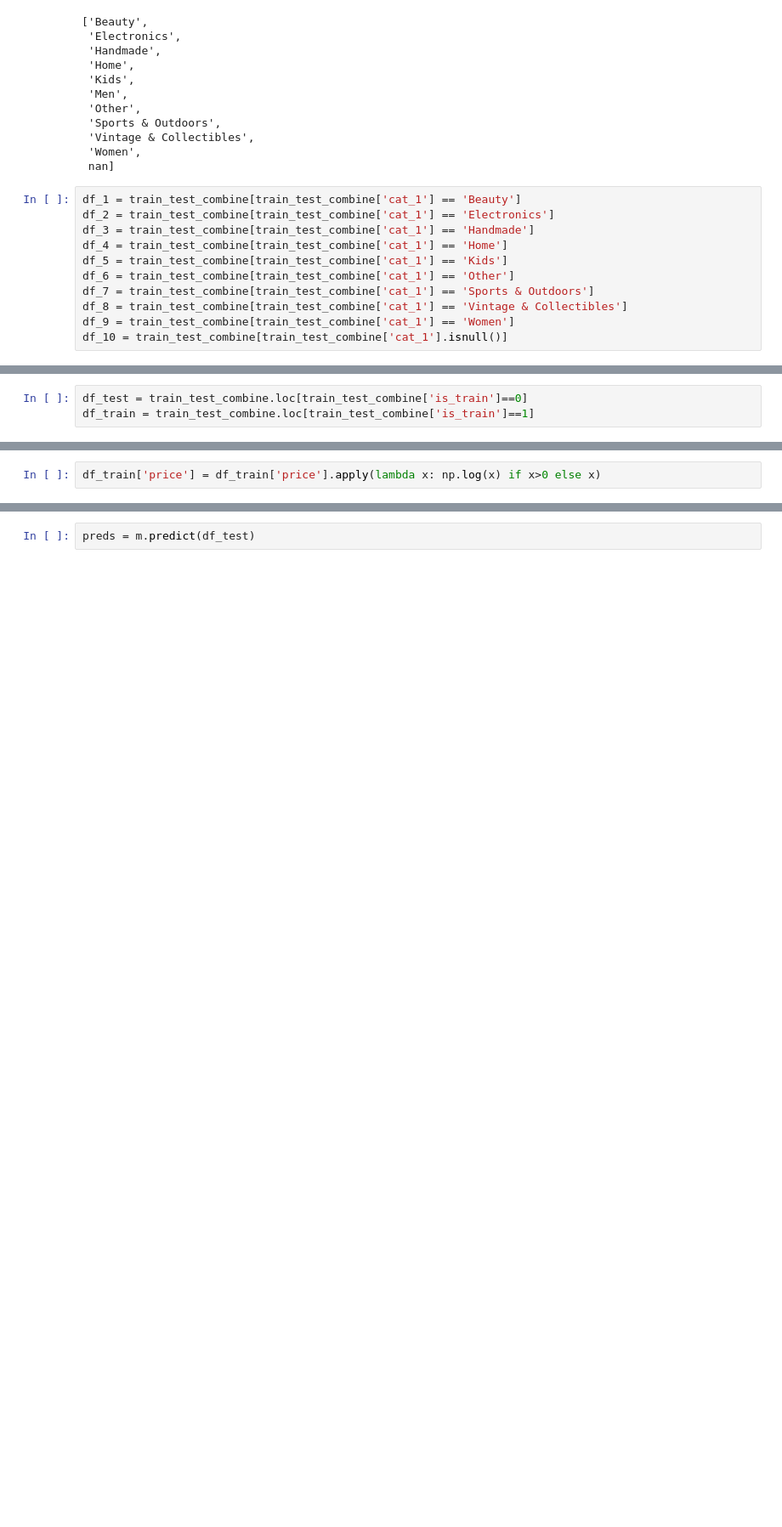
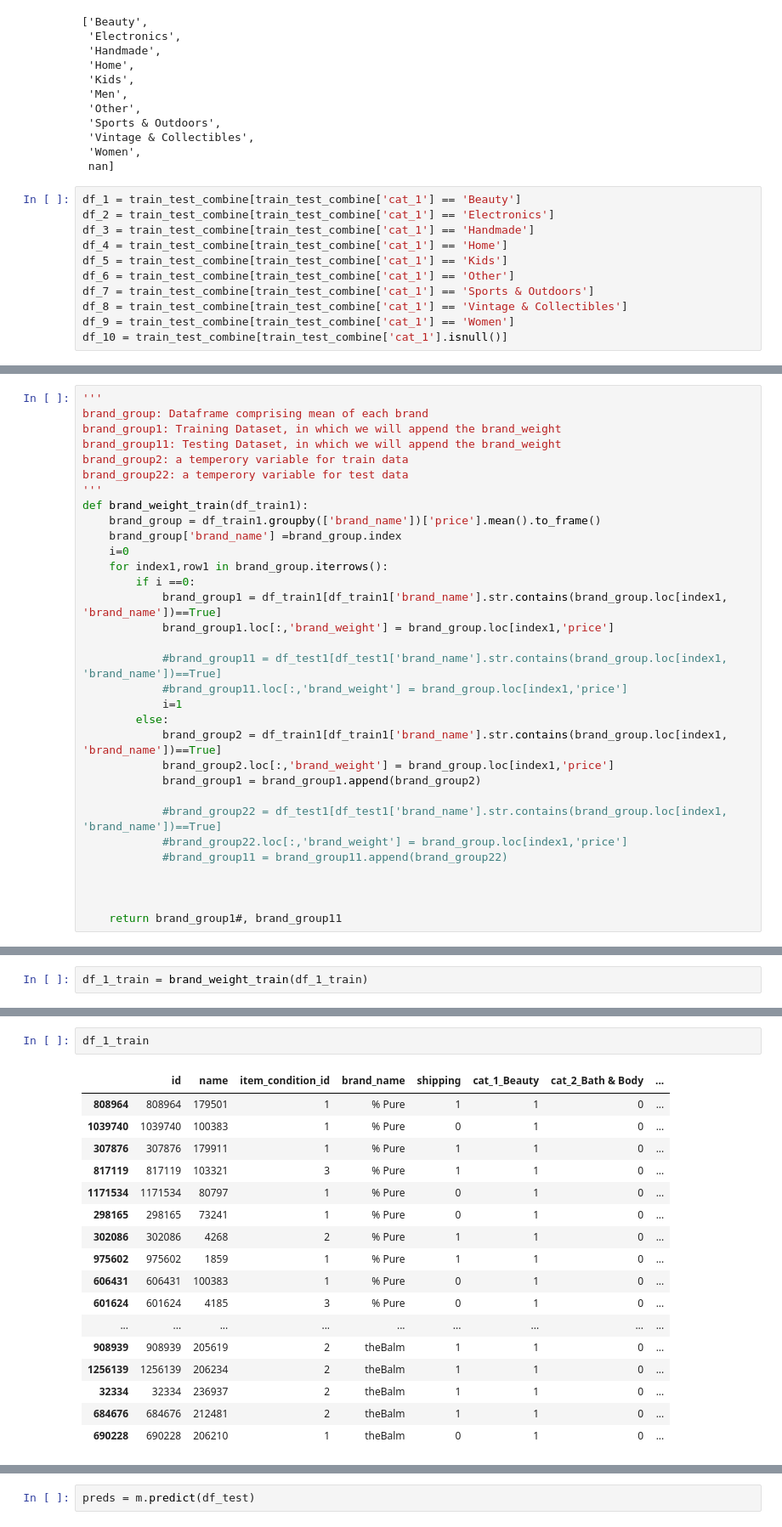
Before and after one commit to Lena-MJ/Kaggle, a Jupyter notebook: Mercari Price Suggestion Challenge/Model_one_hot.ipynb, the cells around one changed output, grey strips where cells are left out. Shown: that part at 85% size. Saved outputs shown, nothing was run; the diff lists cells and outputs as text; blank space fills up the shorter version.

```diff
--- a/Mercari Price Suggestion Challenge/Model_one_hot.ipynb
+++ b/Mercari Price Suggestion Challenge/Model_one_hot.ipynb
@@ -211,3 +164,0 @@ train_test_combine.name = train_test_combine.name.cat.codes
-# %%
-df_test = train_test_combine.loc[train_test_combine['is_train']==0]
-df_train = train_test_combine.loc[train_test_combine['is_train']==1]
@@ -237,2 +164,0 @@ df_test.head()
-# %%
-df_train['price'] = df_train['price'].apply(lambda x: np.log(x) if x>0 else x)
@@ -264,0 +269,32 @@ m.score(x_train,y_train)
+# %%
+'''
+brand_group: Dataframe comprising mean of each brand
+brand_group1: Training Dataset, in which we will append the brand_weight
+brand_group11: Testing Dataset, in which we will append the brand_weight
+brand_group2: a temperory variable for train data
+brand_group22: a temperory variable for test data
+'''
+def brand_weight_train(df_train1):
+    brand_group = df_train1.groupby(['brand_name'])['price'].mean().to_frame()
+    brand_group['brand_name'] =brand_group.index
+    i=0
+    for index1,row1 in brand_group.iterrows():
+        if i ==0:
+            brand_group1 = df_train1[df_train1['brand_name'].str.contains(brand_group.loc[index1, 'brand_name'])==True]
+            brand_group1.loc[:,'brand_weight'] = brand_group.loc[index1,'price']
+
+            #brand_group11 = df_test1[df_test1['brand_name'].str.contains(brand_group.loc[index1, 'brand_name'])==True]
+            #brand_group11.loc[:,'brand_weight'] = brand_group.loc[index1,'price']
+            i=1
+        else:
+            brand_group2 = df_train1[df_train1['brand_name'].str.contains(brand_group.loc[index1, 'brand_name'])==True]
+            brand_group2.loc[:,'brand_weight'] = brand_group.loc[index1,'price']
+            brand_group1 = brand_group1.append(brand_group2)
+
+            #brand_group22 = df_test1[df_test1['brand_name'].str.contains(brand_group.loc[index1, 'brand_name'])==True]
+            #brand_group22.loc[:,'brand_weight'] = brand_group.loc[index1,'price']
+            #brand_group11 = brand_group11.append(brand_group22)
+
+
+
+    return brand_group1#, brand_group11
@@ -264,0 +340,2 @@ m.score(x_train,y_train)
+# %%
+df_1_train = brand_weight_train(df_1_train)
@@ -264,0 +353,20 @@ m.score(x_train,y_train)
+# %%
+df_1_train
+# %% [output]
+|  | id | name | item_condition_id | brand_name | shipping | cat_1_Beauty | cat_2_Bath & Body | ... |
+| 808964 | 808964 | 179501 | 1 | % Pure | 1 | 1 | 0 | ... |
+| 1039740 | 1039740 | 100383 | 1 | % Pure | 0 | 1 | 0 | ... |
+| 307876 | 307876 | 179911 | 1 | % Pure | 1 | 1 | 0 | ... |
+| 817119 | 817119 | 103321 | 3 | % Pure | 1 | 1 | 0 | ... |
+| 1171534 | 1171534 | 80797 | 1 | % Pure | 0 | 1 | 0 | ... |
+| 298165 | 298165 | 73241 | 1 | % Pure | 0 | 1 | 0 | ... |
+| 302086 | 302086 | 4268 | 2 | % Pure | 1 | 1 | 0 | ... |
+| 975602 | 975602 | 1859 | 1 | % Pure | 1 | 1 | 0 | ... |
+| 606431 | 606431 | 100383 | 1 | % Pure | 0 | 1 | 0 | ... |
+| 601624 | 601624 | 4185 | 3 | % Pure | 0 | 1 | 0 | ... |
+| ... | ... | ... | ... | ... | ... | ... | ... | ... |
+| 908939 | 908939 | 205619 | 2 | theBalm | 1 | 1 | 0 | ... |
+| 1256139 | 1256139 | 206234 | 2 | theBalm | 1 | 1 | 0 | ... |
+| 32334 | 32334 | 236937 | 2 | theBalm | 1 | 1 | 0 | ... |
+| 684676 | 684676 | 212481 | 2 | theBalm | 1 | 1 | 0 | ... |
+| 690228 | 690228 | 206210 | 1 | theBalm | 0 | 1 | 0 | ... |
```
Also changed, not shown: parts of 39 cells of this notebook.
